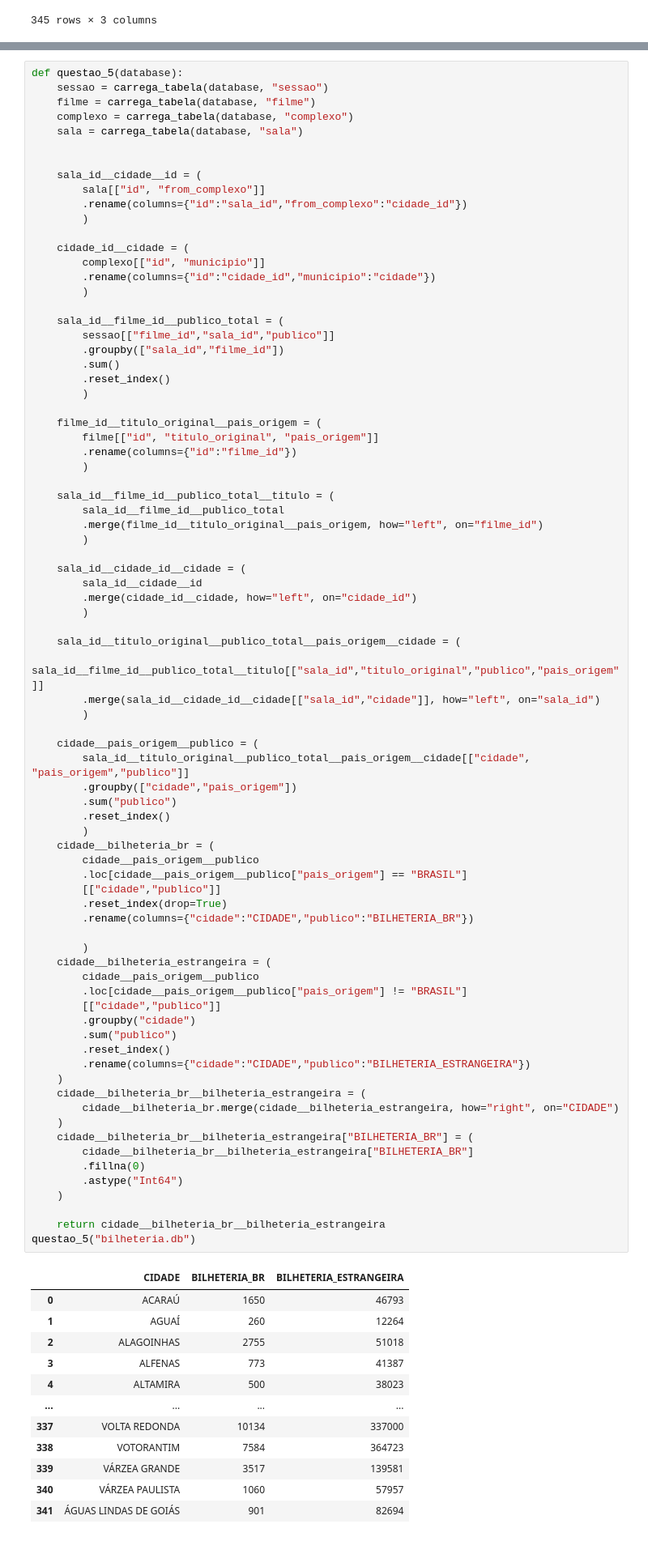
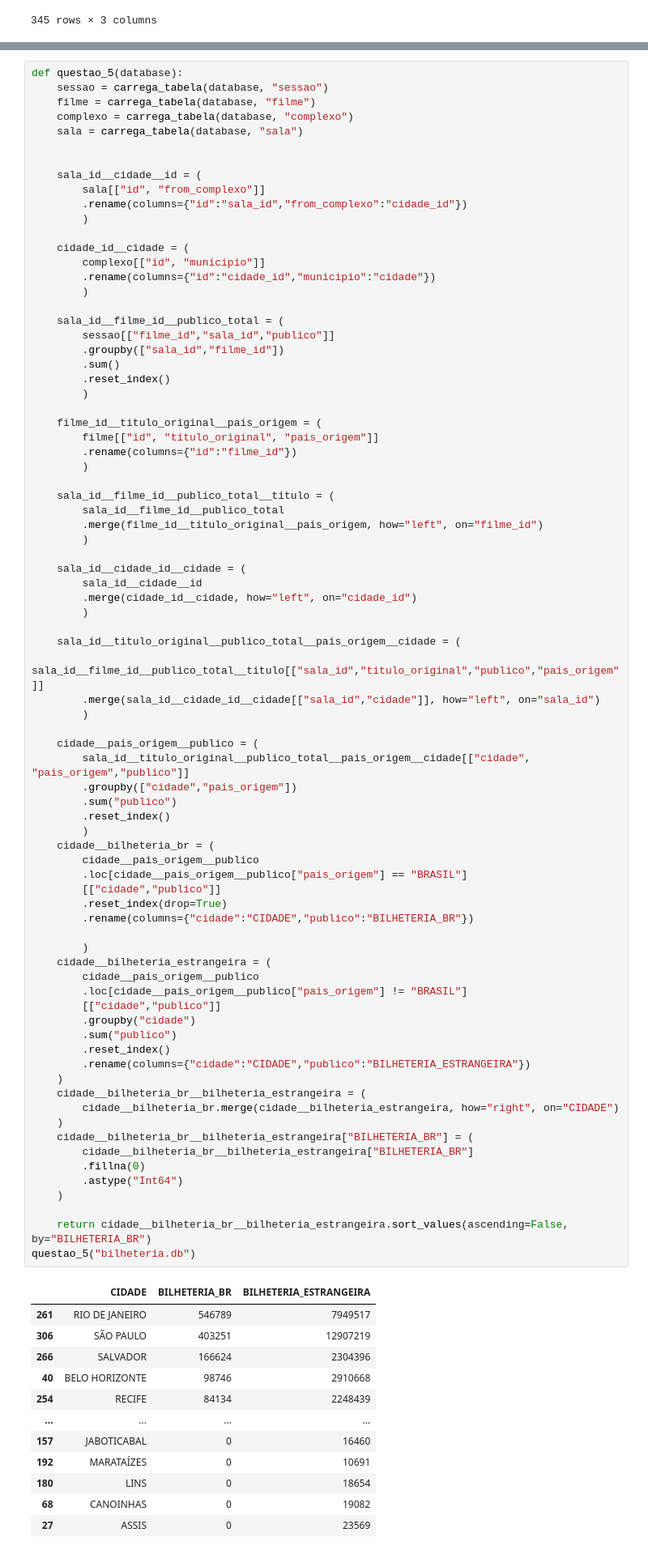
Before and after one commit to jhe-sua/A2_introcomp, a Jupyter notebook: A2.ipynb, the cells around one changed output, grey strips where cells are left out. Shown at 81% size. Drawn from its saved outputs; the diff is of its cells as text.

```diff
--- a/A2.ipynb
+++ b/A2.ipynb
@@ -387,43 +387,43 @@ def questao_5(database):
         )
     cidade__bilheteria_br = (
         cidade__pais_origem__publico
         .loc[cidade__pais_origem__publico["pais_origem"] == "BRASIL"]
         [["cidade","publico"]]
         .reset_index(drop=True)
         .rename(columns={"cidade":"CIDADE","publico":"BILHETERIA_BR"})
 
         )
     cidade__bilheteria_estrangeira = (
         cidade__pais_origem__publico
         .loc[cidade__pais_origem__publico["pais_origem"] != "BRASIL"]
         [["cidade","publico"]]
         .groupby("cidade")
         .sum("publico")
         .reset_index()
         .rename(columns={"cidade":"CIDADE","publico":"BILHETERIA_ESTRANGEIRA"})
     )
     cidade__bilheteria_br__bilheteria_estrangeira = (
         cidade__bilheteria_br.merge(cidade__bilheteria_estrangeira, how="right", on="CIDADE")
     )
     cidade__bilheteria_br__bilheteria_estrangeira["BILHETERIA_BR"] = (
         cidade__bilheteria_br__bilheteria_estrangeira["BILHETERIA_BR"]
         .fillna(0)
         .astype("Int64")
     )
 
-    return cidade__bilheteria_br__bilheteria_estrangeira
+    return cidade__bilheteria_br__bilheteria_estrangeira.sort_values(ascending=False, by="BILHETERIA_BR")
 questao_5("bilheteria.db")
 # %% [output]
 |  | CIDADE | BILHETERIA_BR | BILHETERIA_ESTRANGEIRA |
-| 0 | ACARAÚ | 1650 | 46793 |
-| 1 | AGUAÍ | 260 | 12264 |
-| 2 | ALAGOINHAS | 2755 | 51018 |
-| 3 | ALFENAS | 773 | 41387 |
-| 4 | ALTAMIRA | 500 | 38023 |
+| 261 | RIO DE JANEIRO | 546789 | 7949517 |
+| 306 | SÃO PAULO | 403251 | 12907219 |
+| 266 | SALVADOR | 166624 | 2304396 |
+| 40 | BELO HORIZONTE | 98746 | 2910668 |
+| 254 | RECIFE | 84134 | 2248439 |
 | ... | ... | ... | ... |
-| 337 | VOLTA REDONDA | 10134 | 337000 |
-| 338 | VOTORANTIM | 7584 | 364723 |
-| 339 | VÁRZEA GRANDE | 3517 | 139581 |
-| 340 | VÁRZEA PAULISTA | 1060 | 57957 |
-| 341 | ÁGUAS LINDAS DE GOIÁS | 901 | 82694 |
+| 157 | JABOTICABAL | 0 | 16460 |
+| 192 | MARATAÍZES | 0 | 10691 |
+| 180 | LINS | 0 | 18654 |
+| 68 | CANOINHAS | 0 | 19082 |
+| 27 | ASSIS | 0 | 23569 |
 342 rows × 3 columns
```
Also changed, not shown: 1 other file.
